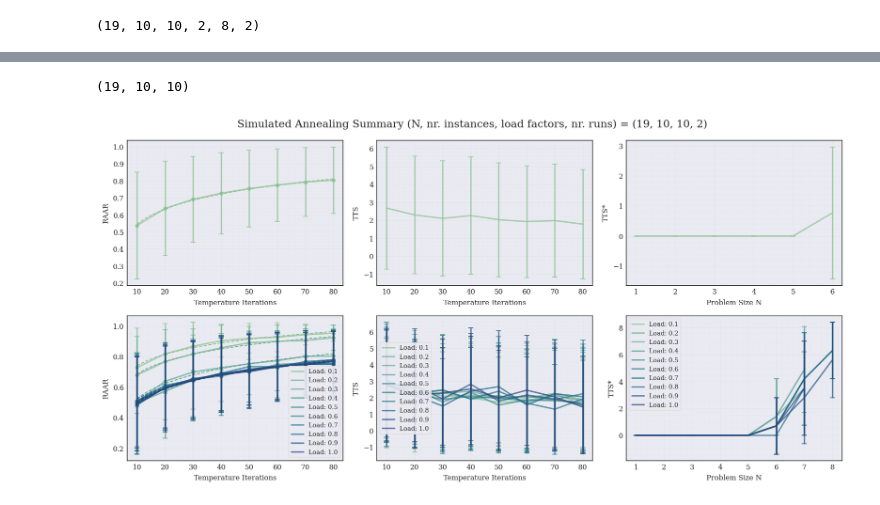
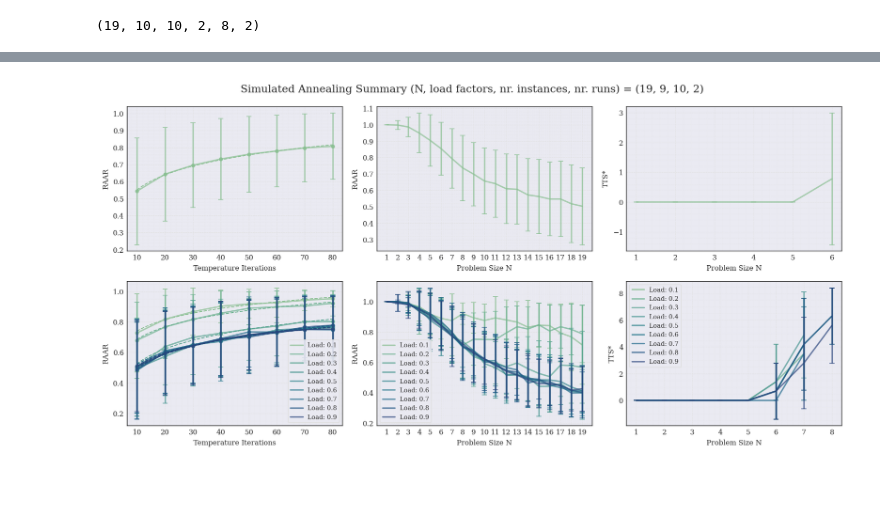
Before and after one commit to DerEinverleiber/UCP-PaperV2, a Jupyter notebook: cl_optimizer_plots.ipynb, the cells around one changed output, grey strips where cells are left out. Saved outputs shown, nothing was run; the diff lists cells and outputs as text; code cells hidden in the pictures.

Commit message:
feat(cl plots): replace TTS | Temperature Iterations plot with RAAR | Problem Size N plot

```diff
--- a/cl_optimizer_plots.ipynb
+++ b/cl_optimizer_plots.ipynb
@@ -62 +50,20 @@ min_losses = np.array([[s.min(axis=1) for s in spaces] for spaces in loss_spaces
+# %%
+# RAAR | Temperature Iterations
+# RAAR | Problem Size N
+from metrics import raar
+
+avg_loss_runs = loss_tensor.mean(axis=3)
+raars = np.array([[[[raar(avg, loss_spaces[i][j][k, :]) for avg in avg_loss]for k, avg_loss in enumerate(avg_loss_runs_per_load_factor)] for j, avg_loss_runs_per_load_factor in enumerate(avg_loss_runs_per_problem_size)] for i, avg_loss_runs_per_problem_size in enumerate(avg_loss_runs)])
+
+mean_raars_per_load_factor = raars.mean(axis=(0, 2))
+std_raars_per_load_factor = raars.std(axis=(0, 2))
+
+mean_raars = raars.mean(axis=(0, 1, 2))
+std_raars = raars.std(axis=(0, 1, 2))
+
+mean_raars_per_problem_size_and_load_factor = raars.mean(axis=(2, 3))
+std_raars_per_problem_size_and_load_factor = raars.std(axis=(2, 3))
+
+mean_raars_per_problem_size = raars.mean(axis=(1, 2, 3))
+std_raars_per_problem_size = raars.std(axis=(1, 2, 3))
 # %%
@@ -91,4 +83,0 @@ std_min_tts_per_load_factor = np.nan_to_num(tts_min, posinf=0, neginf=0, nan=0).
-# %%
-tts_min.shape
-# %% [output]
-(19, 10, 10)
@@ -108,7 +94,7 @@ palette = sns.color_palette("crest", len(load_factors))
 fig, ax = styling.subplots(2, 3, figsize=(12, 6))
 ax = ax.flatten()
 
-fig.suptitle(f'Simulated Annealing Summary (N, nr. instances, load factors, nr. runs) = {loss_tensor.shape[0], loss_tensor.shape[1], loss_tensor.shape[2], loss_tensor.shape[3]}')
+fig.suptitle(f'Simulated Annealing Summary (N, load factors, nr. instances, nr. runs) = {loss_tensor.shape[0], loss_tensor.shape[1], loss_tensor.shape[2], loss_tensor.shape[3]}')
 
 ax[0].set_xlabel('Temperature Iterations')
 ax[0].set_ylabel('RAAR')
@@ -136,26 +122,28 @@ ax[0].errorbar(
 sns.regplot(x=temp_iterations, y=mean_raars, color=palette[0], ax=ax[0], line_kws={'linestyle': "--", 'linewidth': 1.0}, ci=None, logx=True)
 
 ax[1].plot(
-    temp_iterations,
-    mean_tts_ps,
+    problem_sizes,
+    mean_raars_per_problem_size,
     alpha=0.7,
     linewidth=1.6,
     markersize=3.5,
     color=palette[0]
 )
 
+ax[1].set_xticks(problem_sizes)
+
 ax[1].errorbar(
-    temp_iterations,
-    y=mean_tts_ps,
-    yerr=std_tts_ps,
+    problem_sizes,
+    y=mean_raars_per_problem_size,
+    yerr=std_raars_per_problem_size,
     fmt="none",
     capsize=3,
     color=palette[0],
     alpha=0.7,
     linewidth=1.6
 )
-ax[1].set_ylabel('TTS')
-ax[1].set_xlabel('Temperature Iterations')
+ax[1].set_ylabel('RAAR')
+ax[1].set_xlabel('Problem Size N')
 ax[1].grid(visible=True)
 
 ax[2].plot(
@@ -212,9 +200,9 @@ for i, (load_factor, mean_raar, std_raar) in enumerate(zip(load_factors, mean_ra
 ax[3].legend()
 
 
-for i, (load_factor, mean_tts, std_pps) in enumerate(zip(load_factors, mean_tts_ps_per_load_factor, std_tts_ps_per_load_factor)):
+for i, (load_factor, mean_tts, std_pps) in enumerate(zip(load_factors, mean_raars_per_problem_size_and_load_factor.T, std_raars_per_problem_size_and_load_factor.T)):
     ax[4].plot(
-        temp_iterations,
+        problem_sizes,
         mean_tts,
         alpha=0.7,
         linewidth=1.6,
@@ -223,8 +211,10 @@ for i, (load_factor, mean_tts, std_pps) in enumerate(zip(load_factors, mean_tts_
         label=f'Load: {load_factor}'
     )
 
+    ax[4].set_xticks(problem_sizes)
+
     ax[4].errorbar(
-        temp_iterations,
+        problem_sizes,
         y=mean_tts,
         yerr=std_pps,
         fmt="none",
@@ -233,8 +223,8 @@ for i, (load_factor, mean_tts, std_pps) in enumerate(zip(load_factors, mean_tts_
         alpha=0.7,
         linewidth=1.6
     )
-ax[4].set_ylabel('TTS')
-ax[4].set_xlabel('Temperature Iterations')
+ax[4].set_ylabel('RAAR')
+ax[4].set_xlabel('Problem Size N')
 ax[4].grid(visible=True)
 ax[4].legend()
 
@@ -243,31 +233,31 @@ for i, (load_factor, mean, std) in enumerate(zip(load_factors, avg_min_tts_per_l
     ax[5].plot(
         problem_sizes,
         mean,
         alpha=0.7,
         linewidth=1.6,
         markersize=3.5,
         color=palette[i],
         label=f'Load: {load_factor}'
     )
 
     ax[5].set_xticks(problem_sizes)
 
     ax[5].errorbar(
         problem_sizes,
         y=mean,
         yerr=std,
         fmt="none",
         capsize=3,
         color=palette[i],
         alpha=0.7,
         linewidth=1.6
     )
 ax[5].set_ylabel('TTS*')
 ax[5].set_xlabel('Problem Size N')
 ax[5].grid(visible=True)
 ax[5].legend()
 
 plt.tight_layout()
 plt.savefig(f'./plots/simulated_annealing_performance_summary_{datetime.now().strftime("%Y%m%d-%H%M%S")}.png')
 # %% [output]
-[figure, old version]
+[figure, new version]
```
Also changed, not shown: parts of 11 cells of this notebook.
